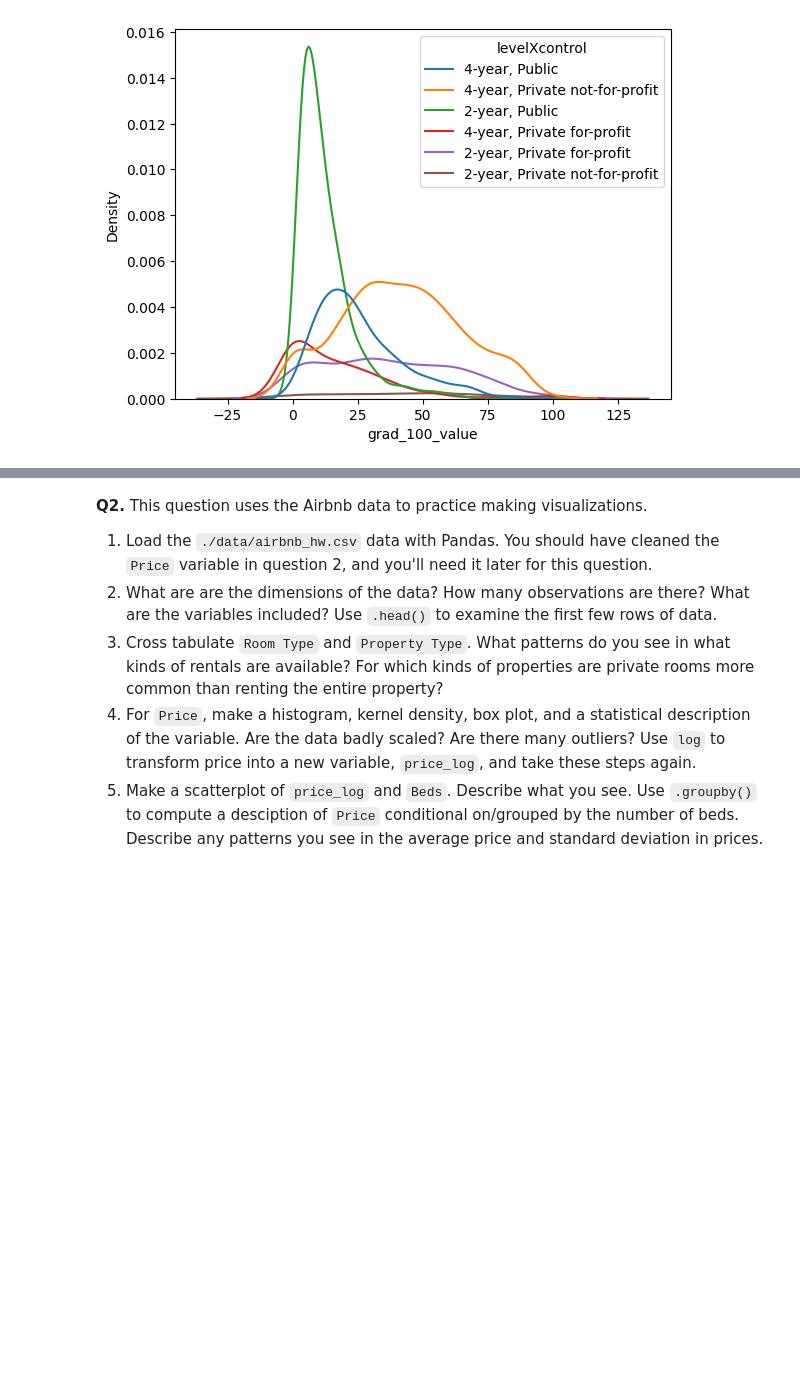
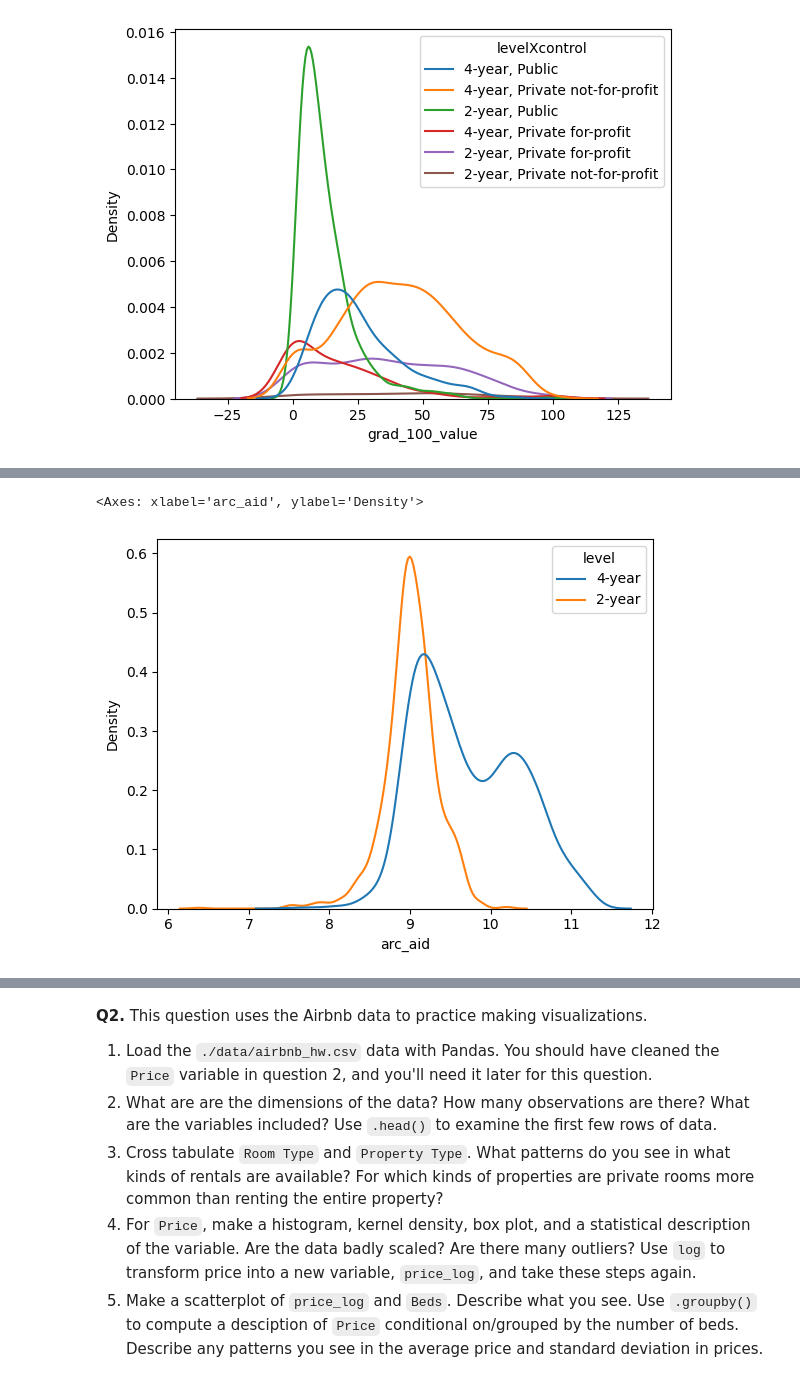
Before and after one commit to annacfisher/visualization, a Jupyter notebook: assignment/assignment.ipynb, the cells around one changed output, grey strips where cells are left out. Cells and saved outputs as stored; diff of their text form; code cells hidden in the pictures; blank space fills up the shorter version.

```diff
--- a/assignment/assignment.ipynb
+++ b/assignment/assignment.ipynb
@@ -158,0 +177,5 @@ df.loc[:,[var,"level","control"]].groupby(['level','control']).describe()
+# %%
+sns.kdeplot(data=df,x='arc_aid',hue="level")
+# %% [output]
+<Axes: xlabel='arc_aid', ylabel='Density'>
+[figure, added]
```
Also changed, not shown: parts of 12 cells of this notebook.
